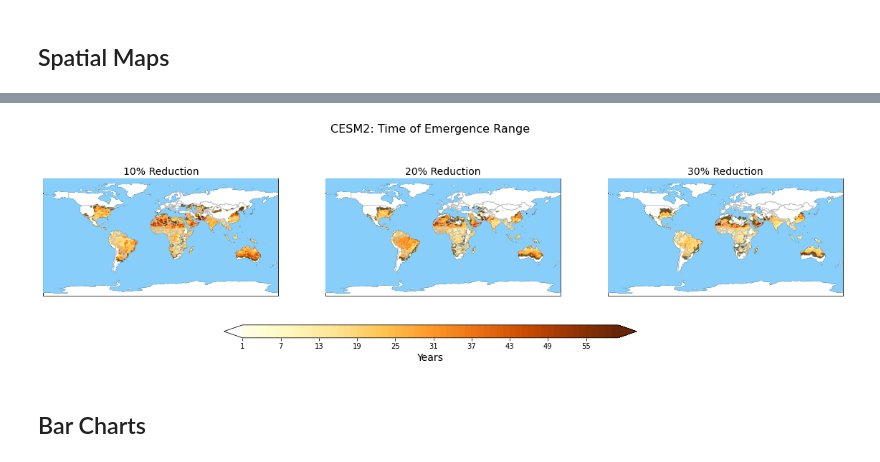
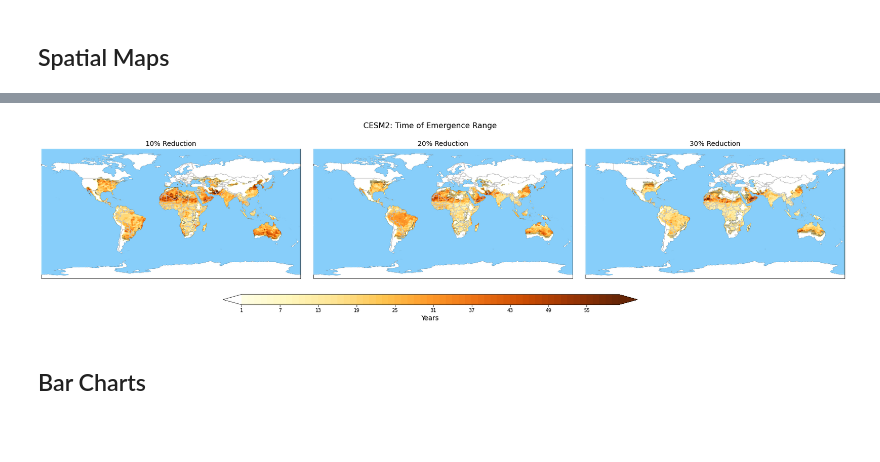
Before and after one commit to KYan19/pei, a Jupyter notebook: notebooks/8.1_Emergence_Updated_CESM2.ipynb, the cells around one changed output, grey strips where cells are left out. Cells and saved outputs as stored; diff of their text form; code cells hidden in the pictures; blank space fills up the shorter version.

```diff
--- a/notebooks/8.1_Emergence_Updated_CESM2.ipynb
+++ b/notebooks/8.1_Emergence_Updated_CESM2.ipynb
@@ -95,7 +95,7 @@ lf.spatial_toe(ds_toe,'CESM2: Time of Emergence for Labor Capacity Reduction, Us
 # %%
-lf.spatial_toe_diff(ds_toe,'CESM2: Time of Emergence Range')
+lf.spatial_toe_diff(ds_toe,'CESM2: Time of Emergence Range',s=0.3,linewidths=0.4)
 # %% [output]
-[figure, old version]
+[figure, new version]
 # %% [markdown]
 ## Bar Charts
 # %%
```
Also changed, not shown: parts of 3 cells of this notebook, 4 other files.
